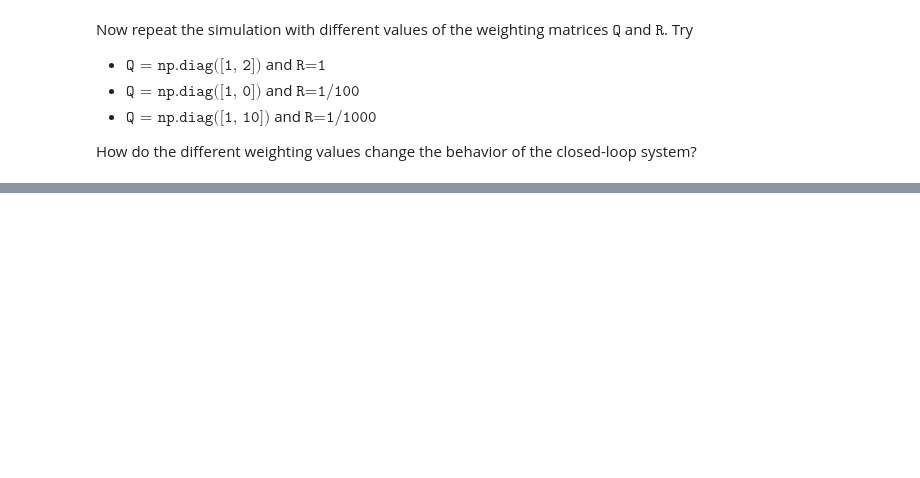
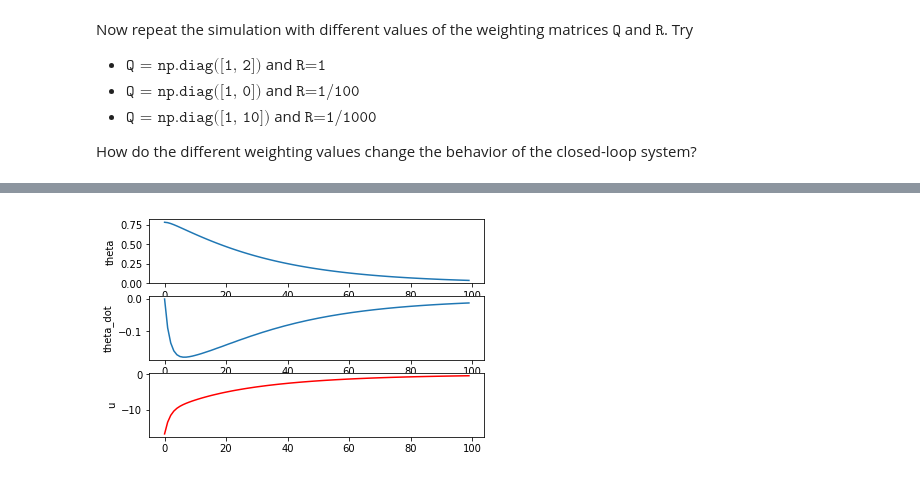
Before and after one commit to ZionDeng/Advanced-Control-Design, a Jupyter notebook: notebooks/Lab6_LQR.ipynb, the cells around one changed output, grey strips where cells are left out. Saved outputs shown, nothing was run; the diff lists cells and outputs as text; code cells hidden in the pictures; blank space fills up the shorter version.

```diff
--- a/notebooks/Lab6_LQR.ipynb
+++ b/notebooks/Lab6_LQR.ipynb
@@ -143,0 +177,6 @@ How do the different weighting values change the behavior of the closed-loop sys
+# %%
+Q = np.diag([1,10])
+R = 0.001
+lqr_sim(Q,R)
+# %% [output]
+[figure, added]
```
Also changed, not shown: parts of 5 cells of this notebook, 7 other files.
